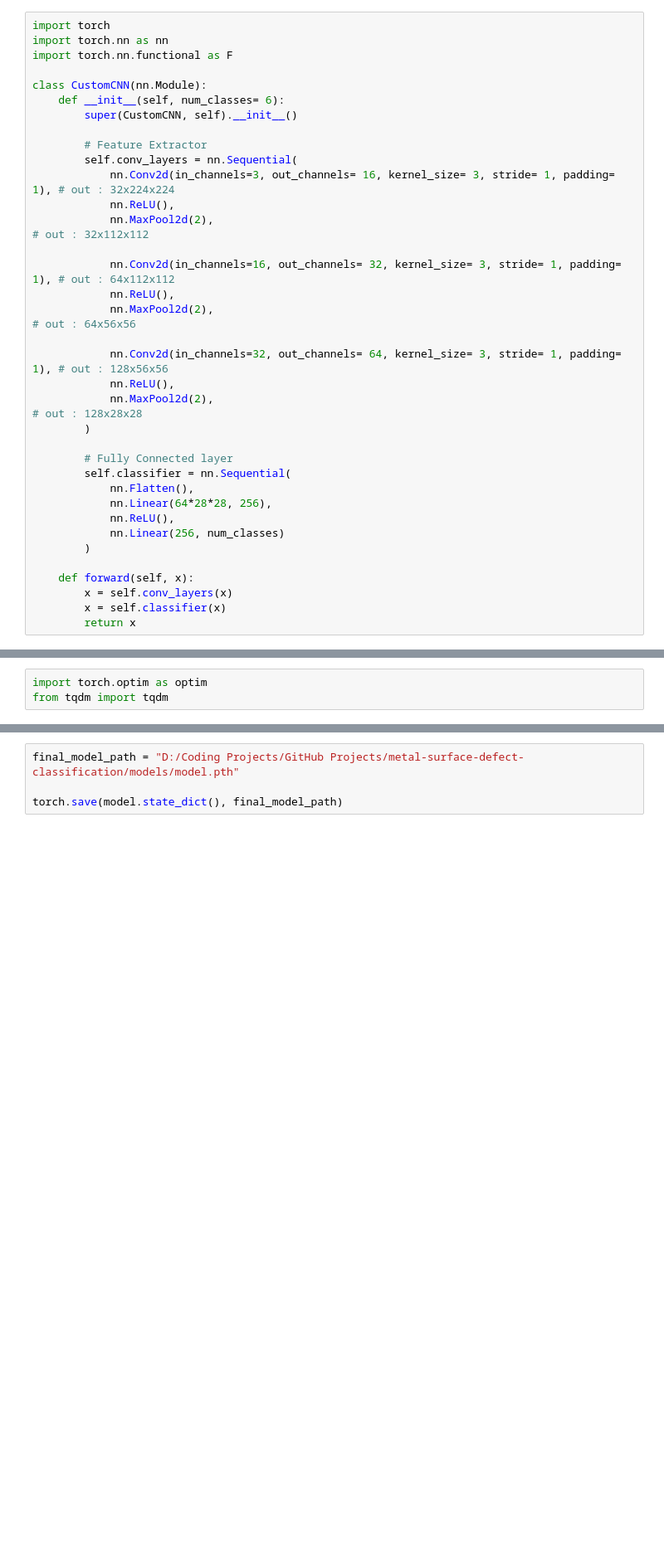
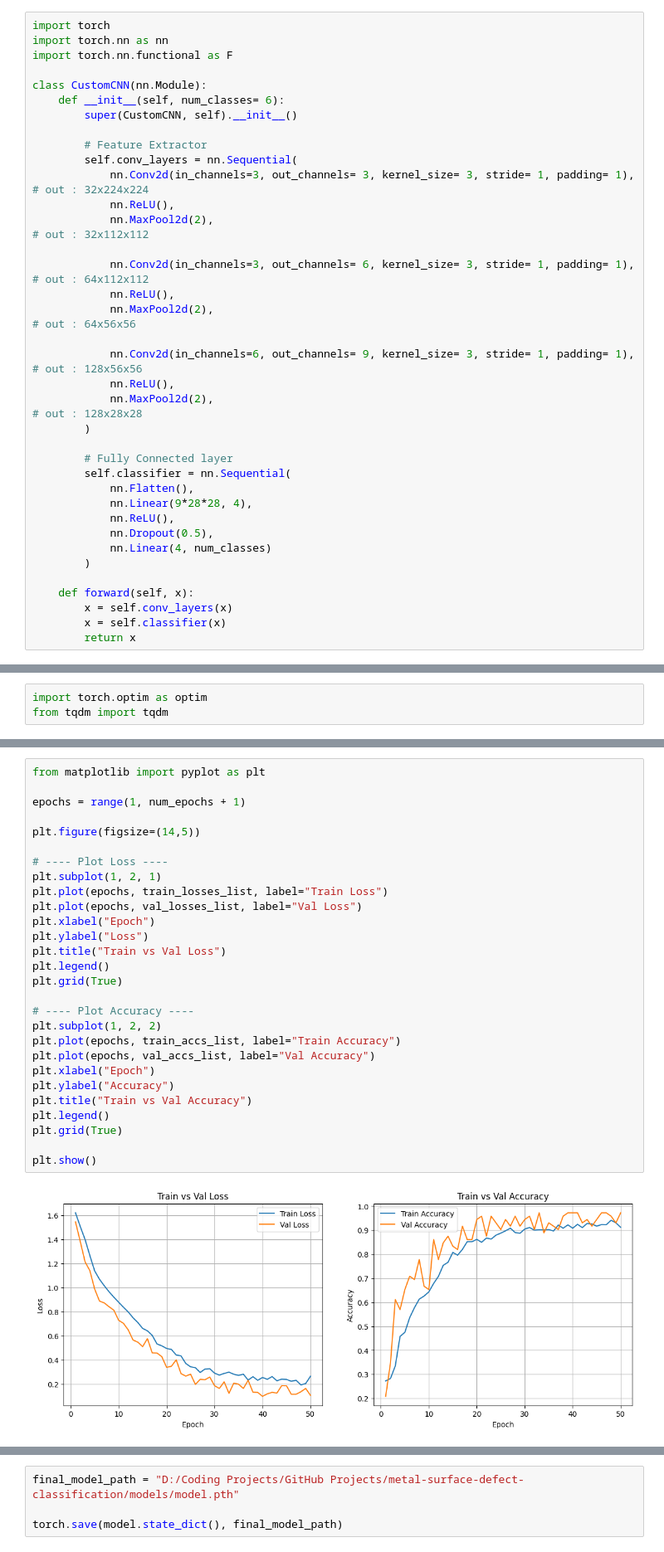
Before and after one commit to DetectiveNeo/metal-surface-defect-classification, a Jupyter notebook: notebooks/pipeline_build_in_pytorch_with_val.ipynb, the cells around one changed output, grey strips where cells are left out. Shown: that part at 83% size. Drawn from its saved outputs; the diff is of its cells as text; blank space fills up the shorter version.

```diff
--- a/notebooks/pipeline_build_in_pytorch_with_val.ipynb
+++ b/notebooks/pipeline_build_in_pytorch_with_val.ipynb
@@ -222,15 +222,15 @@ class CustomCNN(nn.Module):
 
         # Feature Extractor
         self.conv_layers = nn.Sequential(
-            nn.Conv2d(in_channels=3, out_channels= 16, kernel_size= 3, stride= 1, padding= 1), # out : 32x224x224
+            nn.Conv2d(in_channels=3, out_channels= 3, kernel_size= 3, stride= 1, padding= 1), # out : 32x224x224
             nn.ReLU(),
             nn.MaxPool2d(2),                                                                   # out : 32x112x112
 
-            nn.Conv2d(in_channels=16, out_channels= 32, kernel_size= 3, stride= 1, padding= 1), # out : 64x112x112
+            nn.Conv2d(in_channels=3, out_channels= 6, kernel_size= 3, stride= 1, padding= 1), # out : 64x112x112
             nn.ReLU(),
             nn.MaxPool2d(2),                                                                   # out : 64x56x56
 
-            nn.Conv2d(in_channels=32, out_channels= 64, kernel_size= 3, stride= 1, padding= 1), # out : 128x56x56
+            nn.Conv2d(in_channels=6, out_channels= 9, kernel_size= 3, stride= 1, padding= 1), # out : 128x56x56
             nn.ReLU(),
             nn.MaxPool2d(2),                                                                   # out : 128x28x28
         )
@@ -238,9 +238,10 @@ class CustomCNN(nn.Module):
         # Fully Connected layer
         self.classifier = nn.Sequential(
             nn.Flatten(),
-            nn.Linear(64*28*28, 256),
+            nn.Linear(9*28*28, 4),
             nn.ReLU(),
-            nn.Linear(256, num_classes)
+            nn.Dropout(0.5),
+            nn.Linear(4, num_classes)
         )
 
     def forward(self, x):
@@ -346,0 +391,30 @@ for epoch in range(num_epochs):
+# %%
+from matplotlib import pyplot as plt
+
+epochs = range(1, num_epochs + 1)
+
+plt.figure(figsize=(14,5))
+
+# ---- Plot Loss ----
+plt.subplot(1, 2, 1)
+plt.plot(epochs, train_losses_list, label="Train Loss")
+plt.plot(epochs, val_losses_list, label="Val Loss")
+plt.xlabel("Epoch")
+plt.ylabel("Loss")
+plt.title("Train vs Val Loss")
+plt.legend()
+plt.grid(True)
+
+# ---- Plot Accuracy ----
+plt.subplot(1, 2, 2)
+plt.plot(epochs, train_accs_list, label="Train Accuracy")
+plt.plot(epochs, val_accs_list, label="Val Accuracy")
+plt.xlabel("Epoch")
+plt.ylabel("Accuracy")
+plt.title("Train vs Val Accuracy")
+plt.legend()
+plt.grid(True)
+
+plt.show()
+# %% [output]
+[figure, added]
```
Also changed, not shown: parts of 10 cells of this notebook, 1 other file.
